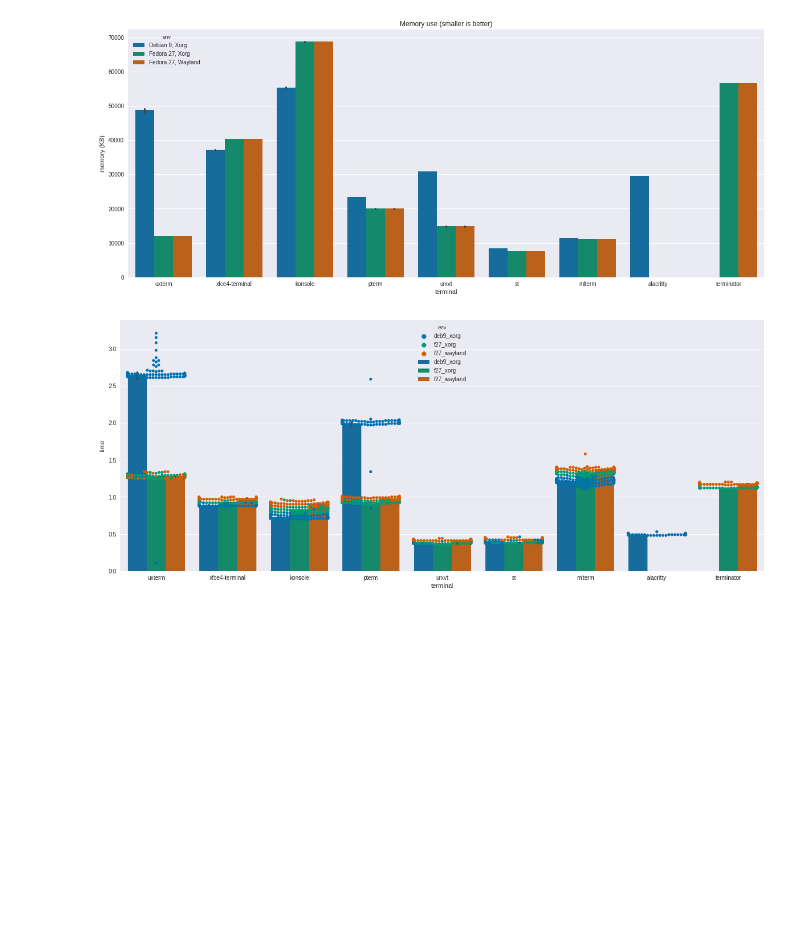
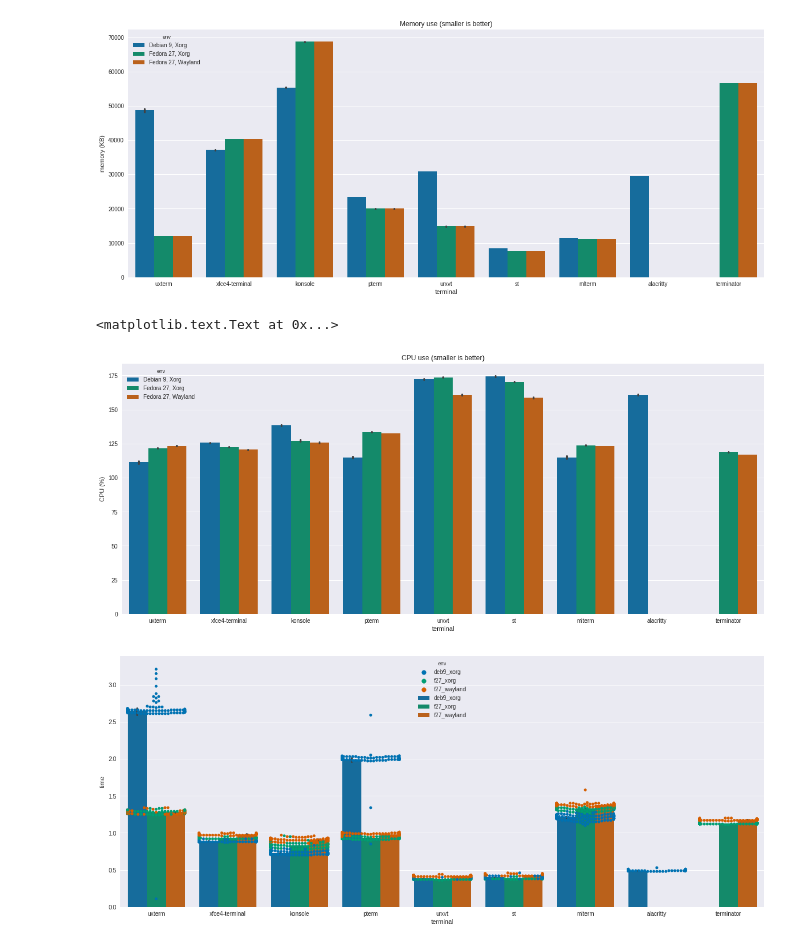
Before and after one commit to anarcat/terms-benchmarks, a Jupyter notebook: benchmarks.ipynb, the cells around one changed output. Drawn from its saved outputs; the diff is of its cells as text; code cells hidden in the pictures; blank space fills up the shorter version.

Commit message:
add cpu graphs

```diff
--- a/benchmarks.ipynb
+++ b/benchmarks.ipynb
@@ -393,6 +393,17 @@ ax.set_ylabel('memory (KB)')
 # %% [output]
 <matplotlib.text.Text at 0x...>
 [figure]
+# %%
+fig, _ = plt.subplots()
+fig.set_figwidth(FIG_WIDTH)
+fig.set_figheight(FIG_HEIGTH)
+
+ax = sns.barplot(data=data, x='terminal', y='cpu', palette='colorblind', hue='env')
+ax.set_title('CPU use (smaller is better)')
+ax.set_ylabel('CPU (%)')
+# %% [output]
+<matplotlib.text.Text at 0x...>
+[figure, added]
 # %%
 fig, _ = plt.subplots()
 fig.set_figwidth(FIG_WIDTH)
```
